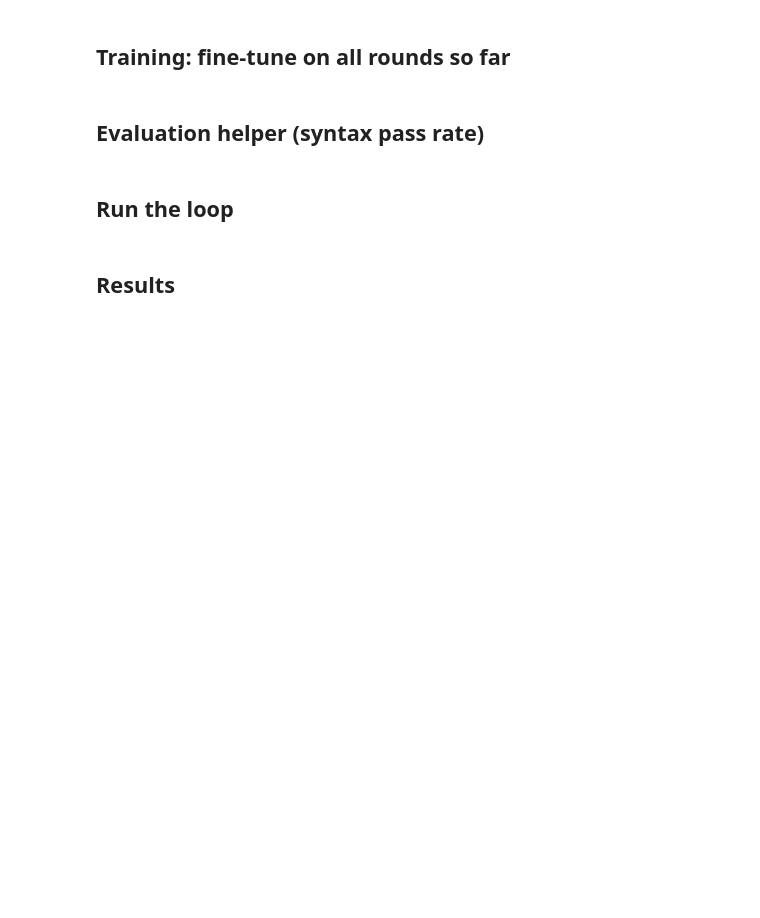
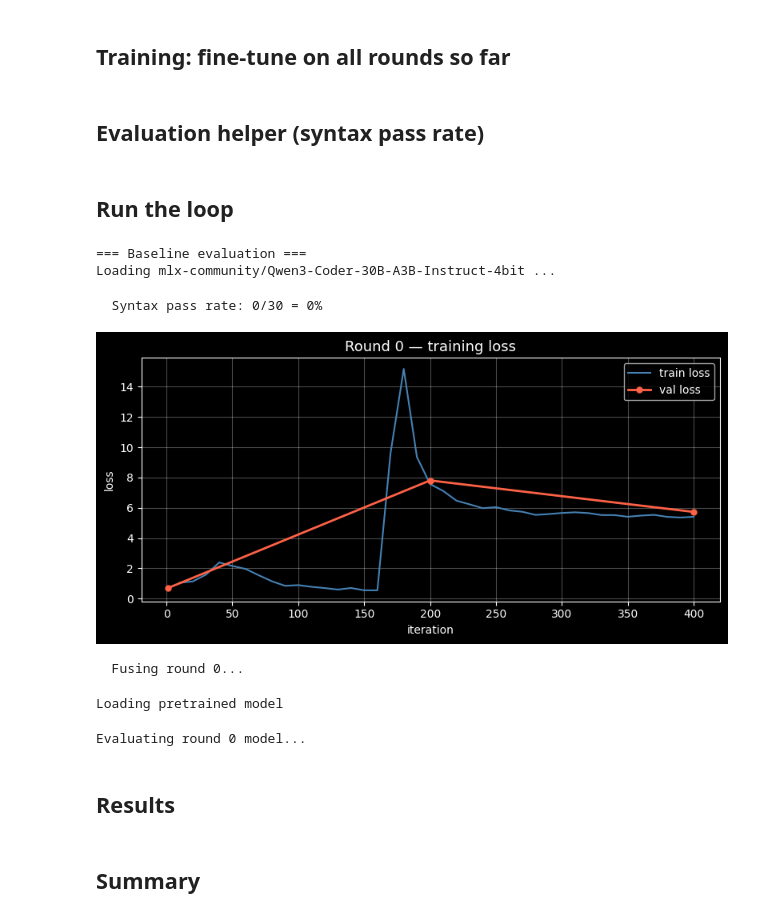
Before and after one commit to arolang/aro, a Jupyter notebook: Train/script/17_iterative_loop.ipynb, the cells around one changed output. Cells and saved outputs as stored; diff of their text form; code cells hidden in the pictures; blank space fills up the shorter version.

```diff
--- a/Train/script/17_iterative_loop.ipynb
+++ b/Train/script/17_iterative_loop.ipynb
@@ -32,8 +34,11 @@ subprocess.run(['pip', 'install', '-q', 'mlx-lm'], check=False)
 # %%
 import json
+import os
 import re
 import random
+import subprocess
 import sys
+import importlib
 import tempfile
 import time
 from collections import Counter
@@ -45,7 +50,22 @@ try:
 except NameError:
     SCRIPT_DIR = Path('.').resolve()
 
+if str(SCRIPT_DIR) not in sys.path:
+    sys.path.insert(0, str(SCRIPT_DIR))
+import config; importlib.reload(config); from config import *
+
+# Route all tempfile operations to the external volume — /var/folders fills up quickly
+_TMP_ROOT = DATA_ROOT / 'tmp'
+_TMP_ROOT.mkdir(parents=True, exist_ok=True)
+os.environ['TMPDIR'] = str(_TMP_ROOT)
+tempfile.tempdir = str(_TMP_ROOT)   # also set Python-level override
+print(f'Temp dir: {tempfile.gettempdir()}')
+
 MODELS_DIR   = SCRIPT_DIR / '../models'
-ROUNDS_DIR   = SCRIPT_DIR / '../data/rounds'
+ROUNDS_DIR   = DATA_ROOT  / 'rounds'
 MODELS_DIR.mkdir(parents=True, exist_ok=True)
 ROUNDS_DIR.mkdir(parents=True, exist_ok=True)
+
+print(f'Data root:  {DATA_ROOT}')
+print(f'Models dir: {MODELS_DIR}')
+print(f'Rounds dir: {ROUNDS_DIR}')
@@ -61,7 +88,11 @@ MAX_REPAIR_ATTEMPTS = 3      # self-repair retries per sample
 ITERS_PER_ROUND     = 400    # LoRA training iterations per round
 BATCH_SIZE          = 4
 LORA_LAYERS         = 8
-LEARNING_RATE       = 2e-4
+LEARNING_RATE       = 1e-4   # lowered from 2e-4 — previous value caused loss explosion at ~iter 170
+
+# Training stability guards (applied in run_training)
+LOSS_EXPLODE_THRESHOLD = 8.0  # kill training if train_loss spikes above this
+EARLY_STOP_PATIENCE    = 3    # stop if val_loss increases this many consecutive checks
 
 # Domains to draw from during generation
 DOMAINS = [
@@ -76,11 +107,13 @@ DOMAINS = [
 print(f'Rounds:           {NUM_ROUNDS}')
 print(f'Samples / round:  {SAMPLES_PER_ROUND}')
 print(f'Iters / round:    {ITERS_PER_ROUND}')
+print(f'Learning rate:    {LEARNING_RATE:.0e}  (reduced from 2e-4)')
+print(f'Explosion guard:  >{LOSS_EXPLODE_THRESHOLD}')
 # %% [markdown]
 ## Shared helpers
 # %%
 # Load knowledge base for system prompt
-kb_path = SCRIPT_DIR / '../data/02_knowledge/knowledge.json'
+kb_path = DATA_ROOT / '02_knowledge' / 'knowledge.json'
 if kb_path.exists():
     with open(kb_path) as f:
         kb = json.load(f)
@@ -117,6 +150,7 @@
 
 
 def aro_check(code):
+    # tempfile.tempdir is set to DATA_ROOT/tmp in the config cell
     try:
         with tempfile.TemporaryDirectory() as tmp:
             (Path(tmp) / 'main.aro').write_text(code)
@@ -384,6 +559,10 @@ model, tokenizer = load(str(current_model_path))
 baseline_rate = quick_eval(model, tokenizer)
 round_metrics.append({'round': -1, 'model': str(current_model_path), 'syntax_pass_rate': baseline_rate})
 del model   # free VRAM between generation and training
+# %% [output]
+=== Baseline evaluation ===
+Loading mlx-community/Qwen3-Coder-30B-A3B-Instruct-4bit ...
+  Syntax pass rate: 0/30 = 0%
 # %%
 for round_num in range(NUM_ROUNDS):
     t_start = time.time()
@@ -405,36 +584,41 @@ for round_num in range(NUM_ROUNDS):
 
     # --- 3. Prepare combined MLX dataset ---
     mlx_data_dir = ROUNDS_DIR / f'mlx_round_{round_num}'
-    total_samples = prepare_mlx_data(round_num, mlx_data_dir)
+    total_samples, n_train, n_valid = prepare_mlx_data(round_num, mlx_data_dir)
 
     # --- 4. Fine-tune ---
-    adapter_dir = run_training(round_num, mlx_data_dir, current_model_path)
+    adapter_dir = run_training(round_num, mlx_data_dir, current_model_path, n_train, n_valid)
 
     # --- 5. Fuse adapter → new model ---
     fused_dir = fuse_model(round_num, current_model_path, adapter_dir)
     current_model_path = fused_dir   # use fused model for next round
 
     # --- 6. Evaluate new model ---
     print(f'Evaluating round {round_num} model...')
     model, tokenizer = load(str(fused_dir))
     pass_rate = quick_eval(model, tokenizer)
     del model
 
     elapsed = (time.time() - t_start) / 60
     round_metrics.append({
         'round':            round_num,
         'model':            str(fused_dir),
         'n_generated':      n_generated,
         'total_dataset':    total_samples,
         'syntax_pass_rate': pass_rate,
         'minutes':          round(elapsed, 1),
     })
 
     print(f'Round {round_num} done in {elapsed:.0f} min. Syntax pass rate: {pass_rate:.0%}')
 
     # Save progress
     with open(MODELS_DIR / 'loop_metrics.json', 'w') as f:
         json.dump(round_metrics, f, indent=2)
+# %% [output]
+[figure, added]
+  Fusing round 0...
+Loading pretrained model
+Evaluating round 0 model...
 # %% [markdown]
 ## Results
 # %%
@@ -452,3 +636,5 @@ for m in round_metrics:
 
 print(f'\nFinal model: {current_model_path}')
 print(f'Metrics:     {MODELS_DIR / "loop_metrics.json"}')
+# %% [markdown]
+## Summary
```
Also changed, not shown: parts of 4 cells of this notebook, 11 other files.
